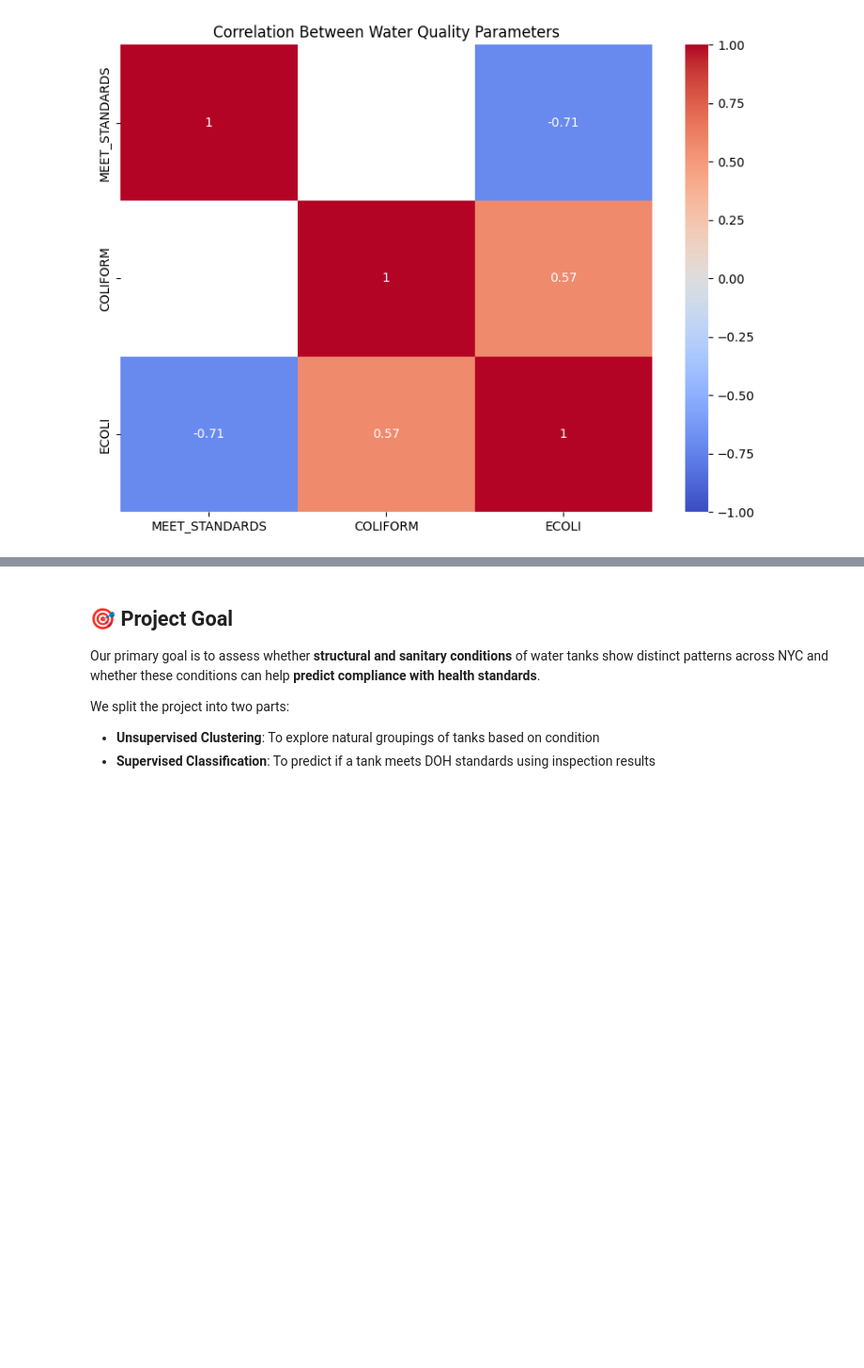
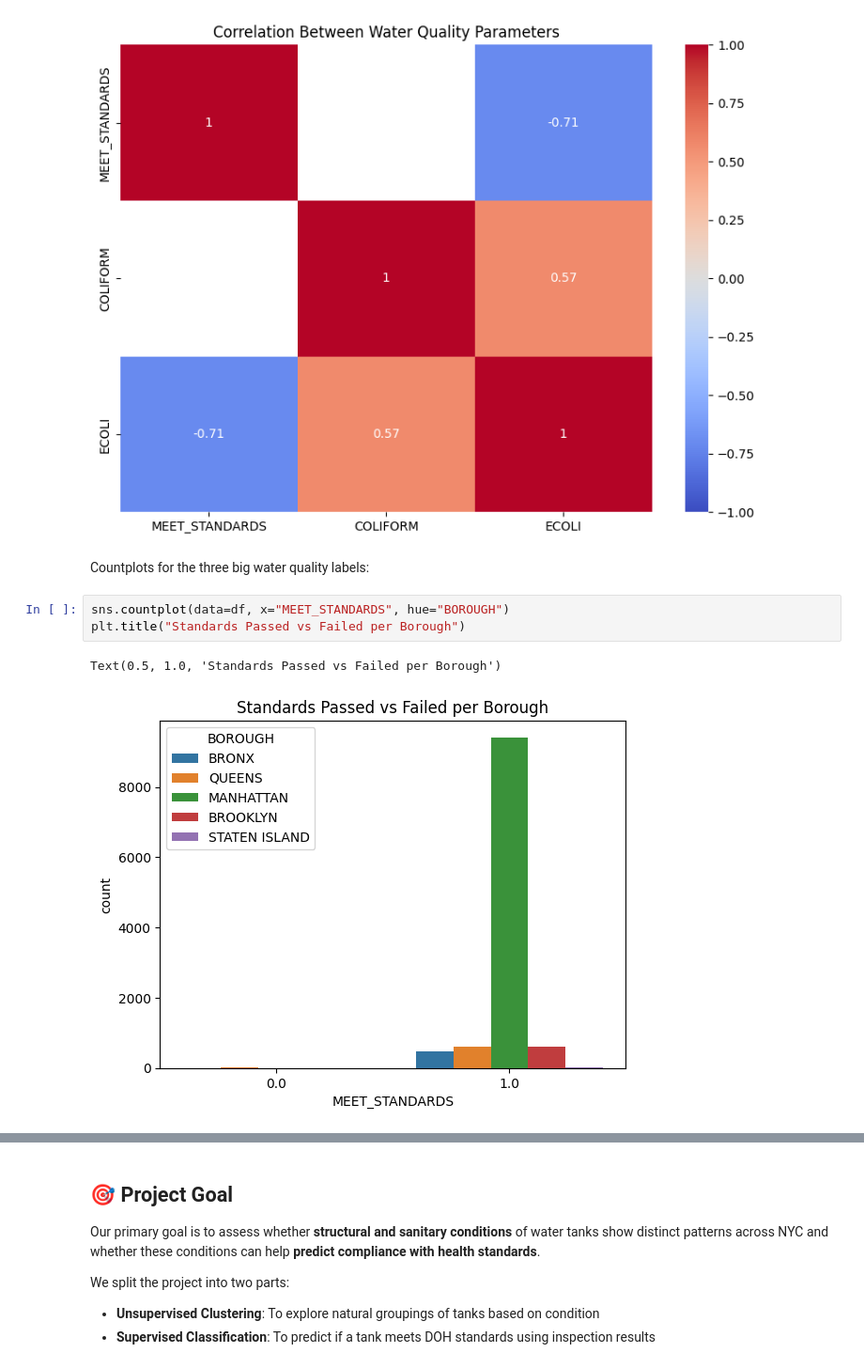
Before and after one commit to OffensiveGeneric/447FinalProj, a Jupyter notebook: data_explore.ipynb, the cells around one changed output, grey strips where cells are left out. Shown at 94% size. Saved outputs shown, nothing was run; the diff lists cells and outputs as text; blank space fills up the shorter version.

```diff
--- a/data_explore.ipynb
+++ b/data_explore.ipynb
@@ -299,3 +299,11 @@ plt.tight_layout()
 plt.show()
 # %% [output]
 [figure]
+# %% [markdown]
+Countplots for the three big water quality labels:
+# %%
+sns.countplot(data=df, x="MEET_STANDARDS", hue="BOROUGH")
+plt.title("Standards Passed vs Failed per Borough")
+# %% [output]
+Text(0.5, 1.0, 'Standards Passed vs Failed per Borough')
+[figure, added]
```
Also changed, not shown: parts of 7 cells of this notebook.
